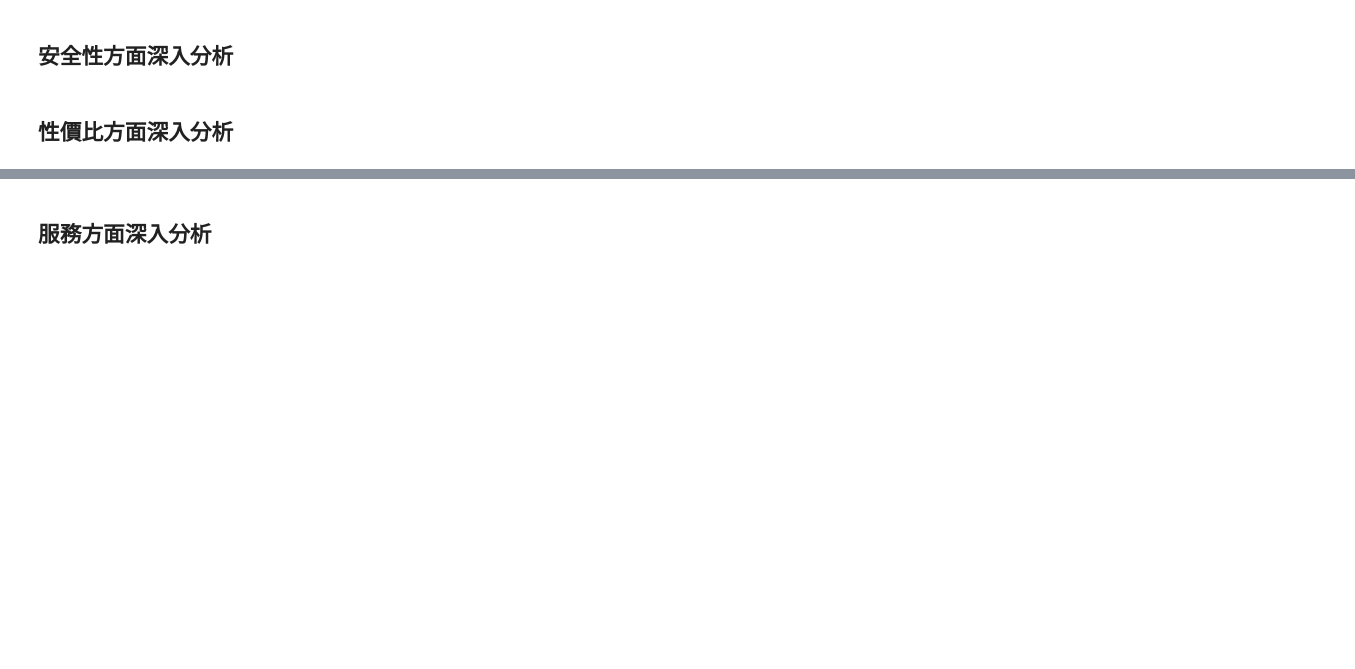
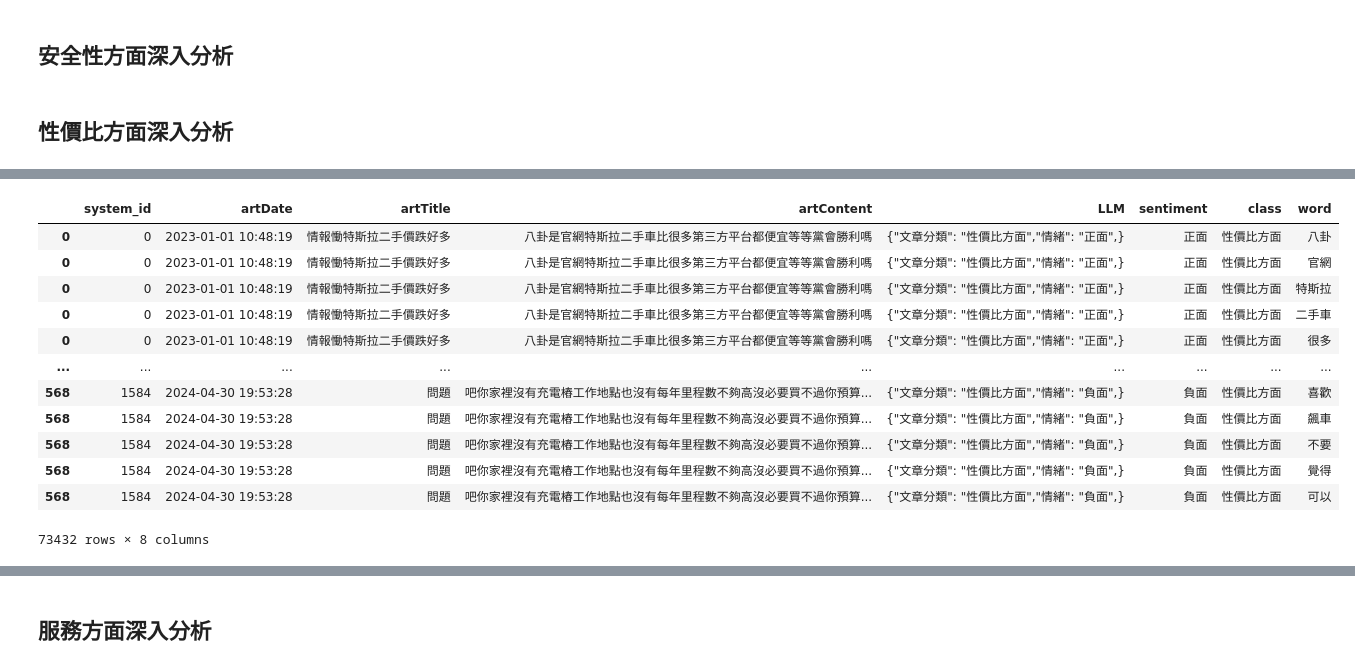
Before and after one commit to weiyu9805/SMA_project, a Jupyter notebook: project2.ipynb, the cells around one changed output, grey strips where cells are left out. Saved outputs shown, nothing was run; the diff lists cells and outputs as text; code cells hidden in the pictures; blank space fills up the shorter version.

```diff
--- a/project2.ipynb
+++ b/project2.ipynb
@@ -22,0 +129,19 @@
+# %%
+# 設定繁體中文詞庫
+jieba.set_dictionary("./dict/dict.txt.big")
+
+# 新增stopwords
+# jieba.analyse.set_stop_words('./dict/stopwords.txt') #jieba.analyse.extract_tags才會作用
+with open("./dict/stopwords.txt", encoding="utf-8") as f:
+    stopWords = [line.strip() for line in f.readlines()]
+
+# 設定斷詞 function
+def getToken(row):
+    seg_list = jieba.cut(row, cut_all=False)
+    seg_list = [
+        w for w in seg_list if w not in stopWords and len(w) > 1
+    ]  # 篩選掉停用字與字元數大於1的詞彙
+    return seg_list
+
+car["words"] = car["content"].apply(getToken)
+car.head()
@@ -26,3 +337,17 @@
 ## 安全性方面深入分析
 # %% [markdown]
 ## 性價比方面深入分析
+# %%
+df = pd.read_csv("data/ppt_tesla_classified_cleaned.csv")
+df_price = df[df["class"]== "性價比方面"]
+df_price['sentence'] = df_price['sentence'].str.split("[,，。！!？?]{1,}")
+# tmp = df_price.copy()
+# drop_cols = ['system_id', 'sentence','class','LLM']
+# tmp.drop(drop_cols, axis = 1, inplace = True)
+# tmp.to_csv("self_data/tmmm.csv")
+sent_df = df_price.explode('sentence').reset_index(drop=True)
+
+sent_df['sentence'] = sent_df['sentence'].str.replace(r'[^\w\s]+', '', regex=True).astype(str)
+sent_df = sent_df[sent_df["sentence"].str.len() > 2]
+sent_df
+sent_df
@@ -28,0 +368,9 @@
+# %%
+jieba.set_dictionary("dict/dict.txt")
+word_df = sent_df.assign(word = sent_df['sentence'].apply(jieba.lcut)).explode('word').drop(['sentence'], axis=1)
+
+
+word_df = word_df.loc[word_df['word'].str.len() > 1]
+
+word_df
+# %% [output]
@@ -28,0 +385,13 @@
+|  | system_id | artDate | artTitle | artContent | LLM | sentiment | class | word |
+| 0 | 0 | 2023-01-01 10:48:19 | 情報慟特斯拉二手價跌好多 | 八卦是官網特斯拉二手車比很多第三方平台都便宜等等黨會勝利嗎 | {"文章分類": "性價比方面","情緒": "正面",} | 正面 | 性價比方面 | 八卦 |
+| 0 | 0 | 2023-01-01 10:48:19 | 情報慟特斯拉二手價跌好多 | 八卦是官網特斯拉二手車比很多第三方平台都便宜等等黨會勝利嗎 | {"文章分類": "性價比方面","情緒": "正面",} | 正面 | 性價比方面 | 官網 |
+| 0 | 0 | 2023-01-01 10:48:19 | 情報慟特斯拉二手價跌好多 | 八卦是官網特斯拉二手車比很多第三方平台都便宜等等黨會勝利嗎 | {"文章分類": "性價比方面","情緒": "正面",} | 正面 | 性價比方面 | 特斯拉 |
+| 0 | 0 | 2023-01-01 10:48:19 | 情報慟特斯拉二手價跌好多 | 八卦是官網特斯拉二手車比很多第三方平台都便宜等等黨會勝利嗎 | {"文章分類": "性價比方面","情緒": "正面",} | 正面 | 性價比方面 | 二手車 |
+| 0 | 0 | 2023-01-01 10:48:19 | 情報慟特斯拉二手價跌好多 | 八卦是官網特斯拉二手車比很多第三方平台都便宜等等黨會勝利嗎 | {"文章分類": "性價比方面","情緒": "正面",} | 正面 | 性價比方面 | 很多 |
+| ... | ... | ... | ... | ... | ... | ... | ... | ... |
+| 568 | 1584 | 2024-04-30 19:53:28 | 問題 | 吧你家裡沒有充電樁工作地點也沒有每年里程數不夠高沒必要買不過你預算... | {"文章分類": "性價比方面","情緒": "負面",} | 負面 | 性價比方面 | 喜歡 |
+| 568 | 1584 | 2024-04-30 19:53:28 | 問題 | 吧你家裡沒有充電樁工作地點也沒有每年里程數不夠高沒必要買不過你預算... | {"文章分類": "性價比方面","情緒": "負面",} | 負面 | 性價比方面 | 飆車 |
+| 568 | 1584 | 2024-04-30 19:53:28 | 問題 | 吧你家裡沒有充電樁工作地點也沒有每年里程數不夠高沒必要買不過你預算... | {"文章分類": "性價比方面","情緒": "負面",} | 負面 | 性價比方面 | 不要 |
+| 568 | 1584 | 2024-04-30 19:53:28 | 問題 | 吧你家裡沒有充電樁工作地點也沒有每年里程數不夠高沒必要買不過你預算... | {"文章分類": "性價比方面","情緒": "負面",} | 負面 | 性價比方面 | 覺得 |
+| 568 | 1584 | 2024-04-30 19:53:28 | 問題 | 吧你家裡沒有充電樁工作地點也沒有每年里程數不夠高沒必要買不過你預算... | {"文章分類": "性價比方面","情緒": "負面",} | 負面 | 性價比方面 | 可以 |
+73432 rows × 8 columns
```
Also changed, not shown: parts of 27 cells of this notebook, 7 other files.
